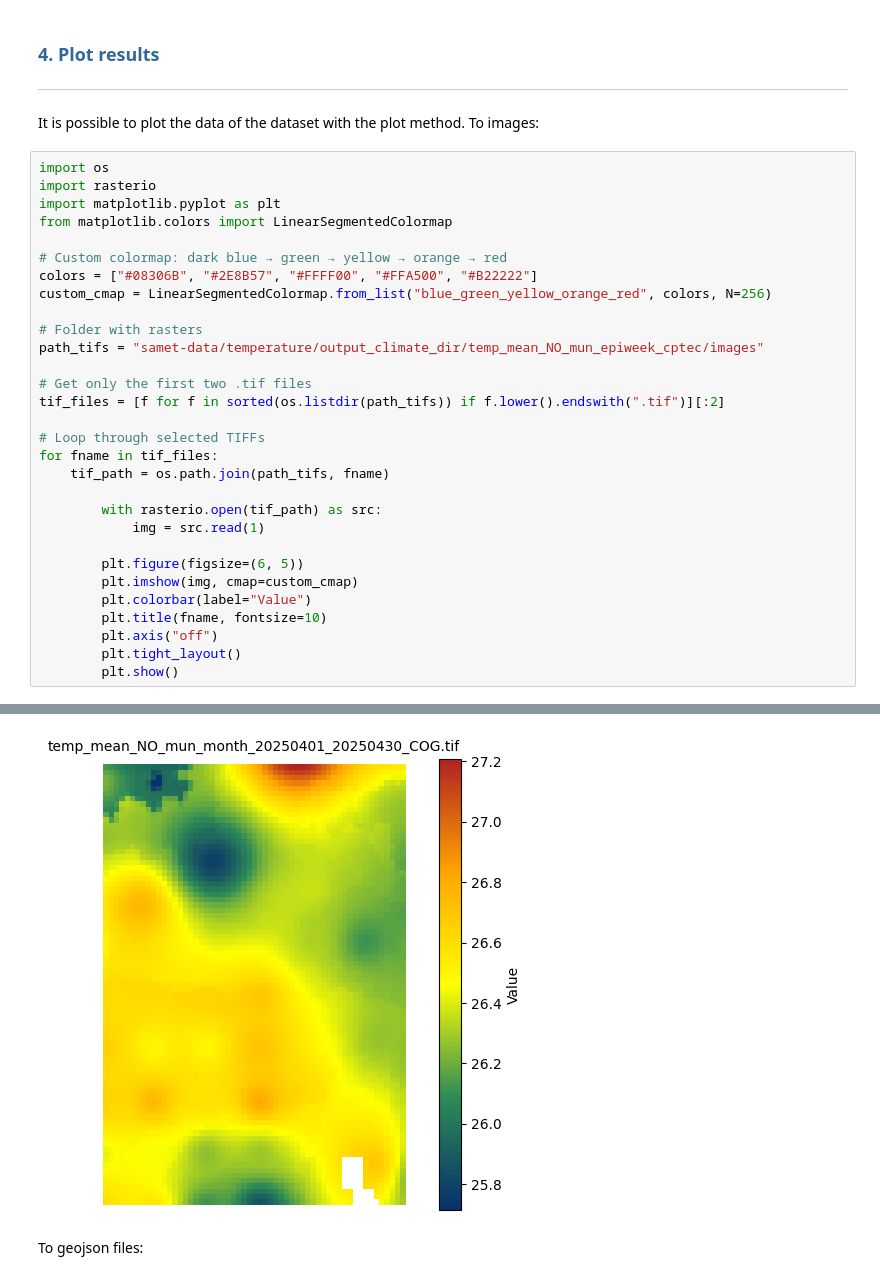
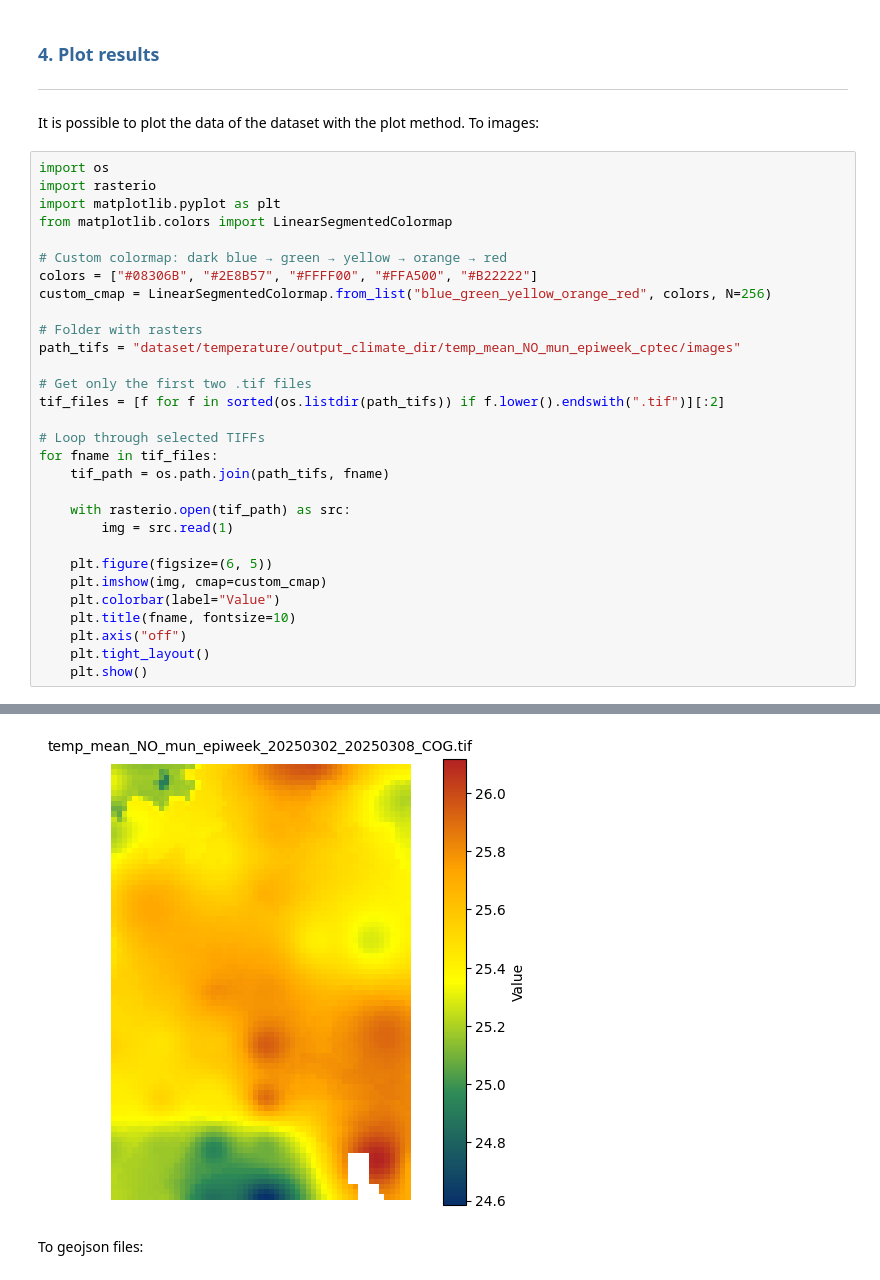
Before and after one commit to Harmonize-Brazil/code-gallery, a Jupyter notebook: jupyter/events/2025-Harmonize-Annual-Meeting/cube4health_climate_indicator_processing.ipynb, the cells around one changed output, grey strips where cells are left out. Saved outputs shown, nothing was run; the diff lists cells and outputs as text.

Commit message:
Update references of the climate jupyter

```diff
--- a/jupyter/events/2025-Harmonize-Annual-Meeting/cube4health_climate_indicator_processing.ipynb
+++ b/jupyter/events/2025-Harmonize-Annual-Meeting/cube4health_climate_indicator_processing.ipynb
@@ -718,7 +730,7 @@ colors = ["#08306B", "#2E8B57", "#FFFF00", "#FFA500", "#B22222"]
 custom_cmap = LinearSegmentedColormap.from_list("blue_green_yellow_orange_red", colors, N=256)
 
 # Folder with rasters
-path_tifs = "samet-data/temperature/output_climate_dir/temp_mean_NO_mun_epiweek_cptec/images"
+path_tifs = "dataset/temperature/output_climate_dir/temp_mean_NO_mun_epiweek_cptec/images"
 
 # Get only the first two .tif files
 tif_files = [f for f in sorted(os.listdir(path_tifs)) if f.lower().endswith(".tif")][:2]
@@ -727,14 +739,14 @@ tif_files = [f for f in sorted(os.listdir(path_tifs)) if f.lower().endswith(".ti
 for fname in tif_files:
     tif_path = os.path.join(path_tifs, fname)
 
-        with rasterio.open(tif_path) as src:
-            img = src.read(1)
+    with rasterio.open(tif_path) as src:
+        img = src.read(1)
 
-        plt.figure(figsize=(6, 5))
-        plt.imshow(img, cmap=custom_cmap)
-        plt.colorbar(label="Value")
-        plt.title(fname, fontsize=10)
-        plt.axis("off")
-        plt.tight_layout()
-        plt.show()
+    plt.figure(figsize=(6, 5))
+    plt.imshow(img, cmap=custom_cmap)
+    plt.colorbar(label="Value")
+    plt.title(fname, fontsize=10)
+    plt.axis("off")
+    plt.tight_layout()
+    plt.show()
 # %% [output]
@@ -742,4 +754,4 @@ for fname in tif_files:
-[figure, old version]
+[figure, new version]
 # %% [markdown]
 To geojson files:
 # %%
```
Also changed, not shown: parts of 12 cells of this notebook.
